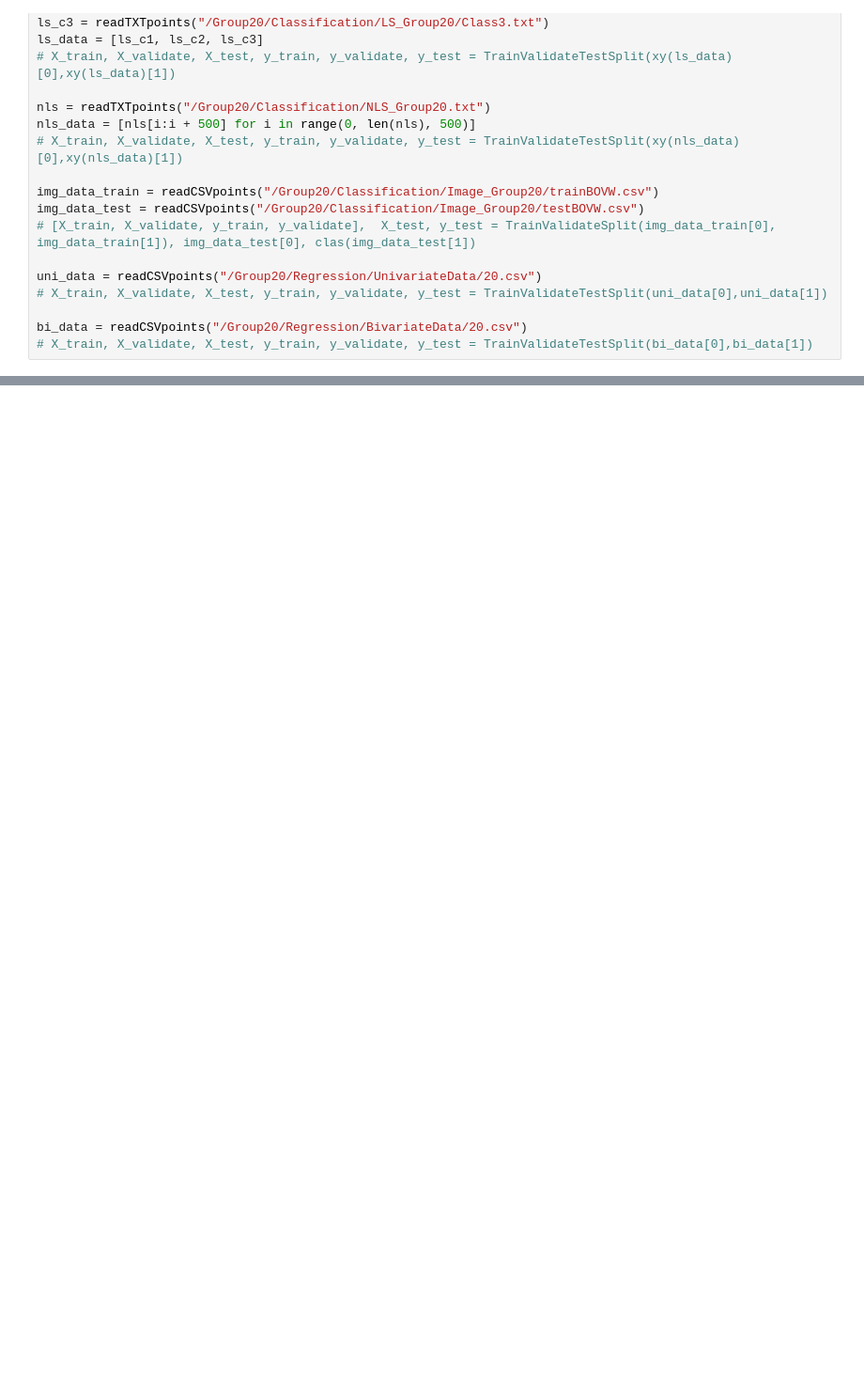
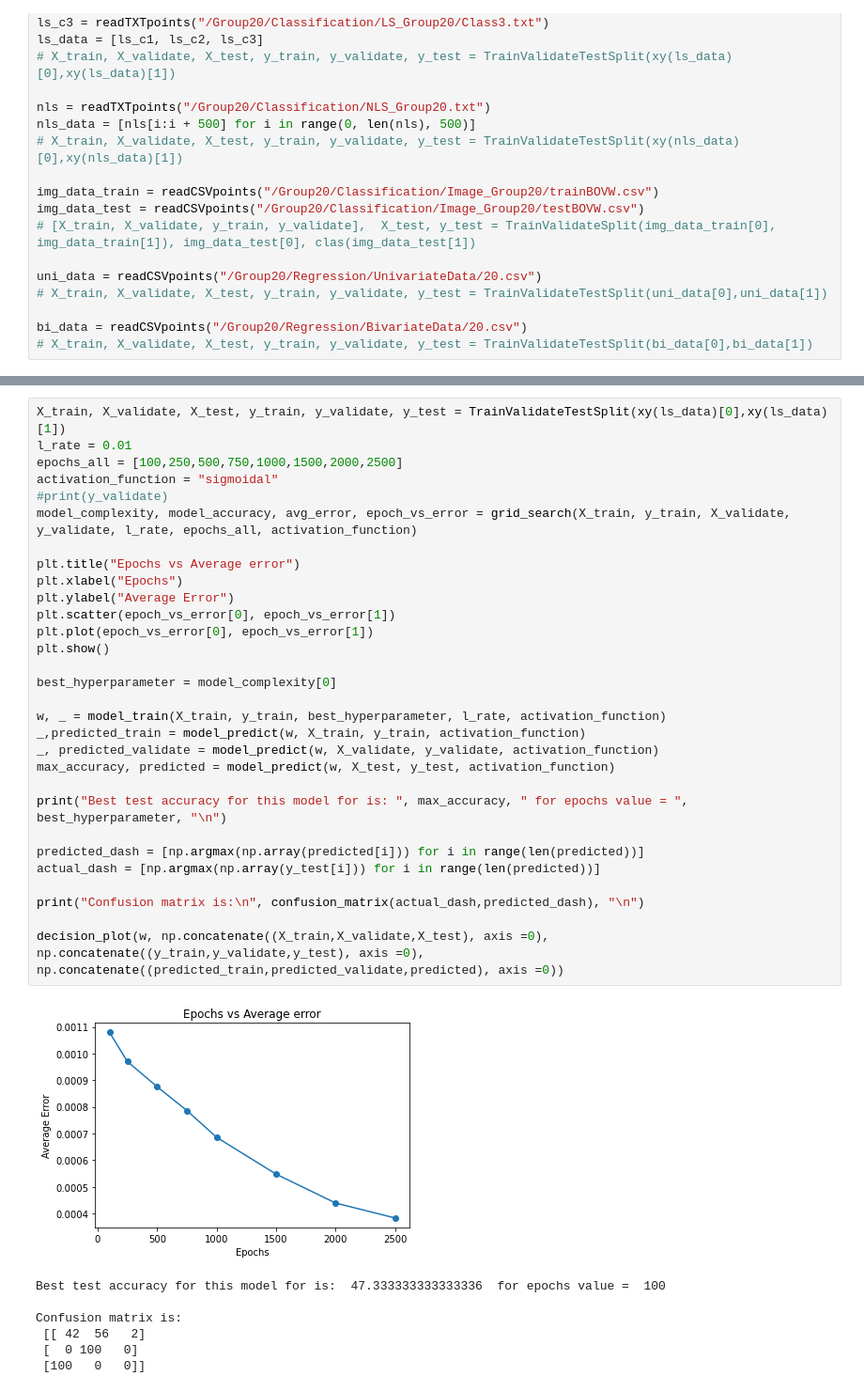
Before and after one commit to eaakashmaurya/CS671-DLA-Assignment1, a Jupyter notebook: Group20_Assignment1/readvalues_Perceptron.ipynb, the cells around one changed output, grey strips where cells are left out. Shown at 94% size. Drawn from its saved outputs; the diff is of its cells as text; blank space fills up the shorter version.

```diff
--- a/Group20_Assignment1/readvalues_Perceptron.ipynb
+++ b/Group20_Assignment1/readvalues_Perceptron.ipynb
@@ -224,0 +251,38 @@ print(grid_search(X_train, y_train, X_validate, y_validate, l_rate, epochs_all,
+# %%
+X_train, X_validate, X_test, y_train, y_validate, y_test = TrainValidateTestSplit(xy(ls_data)[0],xy(ls_data)[1])
+l_rate = 0.01
+epochs_all = [100,250,500,750,1000,1500,2000,2500]
+activation_function = "sigmoidal"
+#print(y_validate)
+model_complexity, model_accuracy, avg_error, epoch_vs_error = grid_search(X_train, y_train, X_validate, y_validate, l_rate, epochs_all, activation_function)
+
+plt.title("Epochs vs Average error")
+plt.xlabel("Epochs")
+plt.ylabel("Average Error")
+plt.scatter(epoch_vs_error[0], epoch_vs_error[1])
+plt.plot(epoch_vs_error[0], epoch_vs_error[1])
+plt.show()
+
+best_hyperparameter = model_complexity[0]
+
+w, _ = model_train(X_train, y_train, best_hyperparameter, l_rate, activation_function)
+_,predicted_train = model_predict(w, X_train, y_train, activation_function)
+_, predicted_validate = model_predict(w, X_validate, y_validate, activation_function)
+max_accuracy, predicted = model_predict(w, X_test, y_test, activation_function)
+
+print("Best test accuracy for this model for is: ", max_accuracy, " for epochs value = ", best_hyperparameter, "\n")
+
+predicted_dash = [np.argmax(np.array(predicted[i])) for i in range(len(predicted))]
+actual_dash = [np.argmax(np.array(y_test[i])) for i in range(len(predicted))]
+
+print("Confusion matrix is:\n", confusion_matrix(actual_dash,predicted_dash), "\n")
+
+decision_plot(w, np.concatenate((X_train,X_validate,X_test), axis =0), np.concatenate((y_train,y_validate,y_test), axis =0), np.concatenate((predicted_train,predicted_validate,predicted), axis =0))
+# %% [output]
+[figure, added]
+Best test accuracy for this model for is:  47.333333333333336  for epochs value =  100
+
+Confusion matrix is:
+ [[ 42  56   2]
+ [  0 100   0]
+ [100   0   0]]
```
Also changed, not shown: parts of 8 cells of this notebook.
